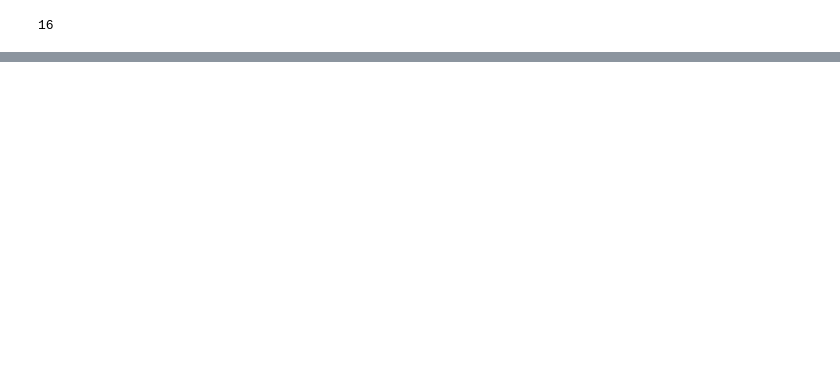
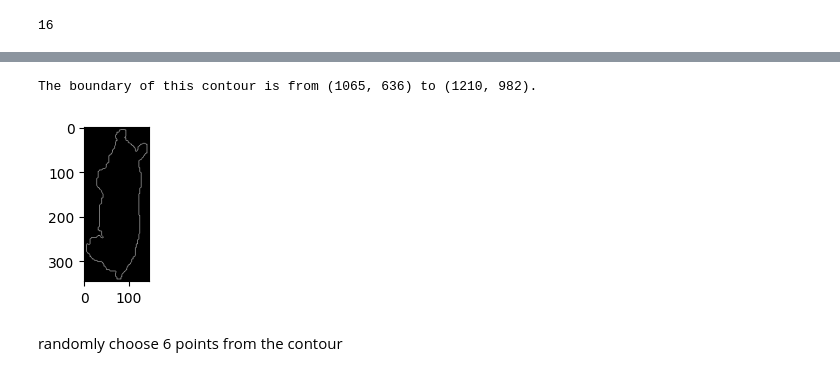
Before and after one commit to pkuxklx/cv_mass, a Jupyter notebook: 2_contour.ipynb, the cells around one changed output, grey strips where cells are left out. Cells and saved outputs as stored; diff of their text form; code cells hidden in the pictures; blank space fills up the shorter version.

```diff
--- a/2_contour.ipynb
+++ b/2_contour.ipynb
@@ -82,0 +63,4 @@ plt.show()
+# %%
+cnt = np.loadtxt(fname = 'data/contour/cnt0.txt', dtype =np.int32)[:, np.newaxis, :]
+# sq_cnt_moveForward = np.delete(sq_cnt, obj = 0, axis = 0)
+print(cnt.shape)
@@ -82,0 +75,8 @@ plt.show()
+# %%
+from show_pics import *
+zoom_show_contour(im, cnt)
+# %% [output]
+The boundary of this contour is from (1065, 636) to (1210, 982).
+[figure, added]
+# %% [markdown]
+randomly choose 6 points from the contour
```
Also changed, not shown: parts of 23 cells of this notebook, 18 other files.
